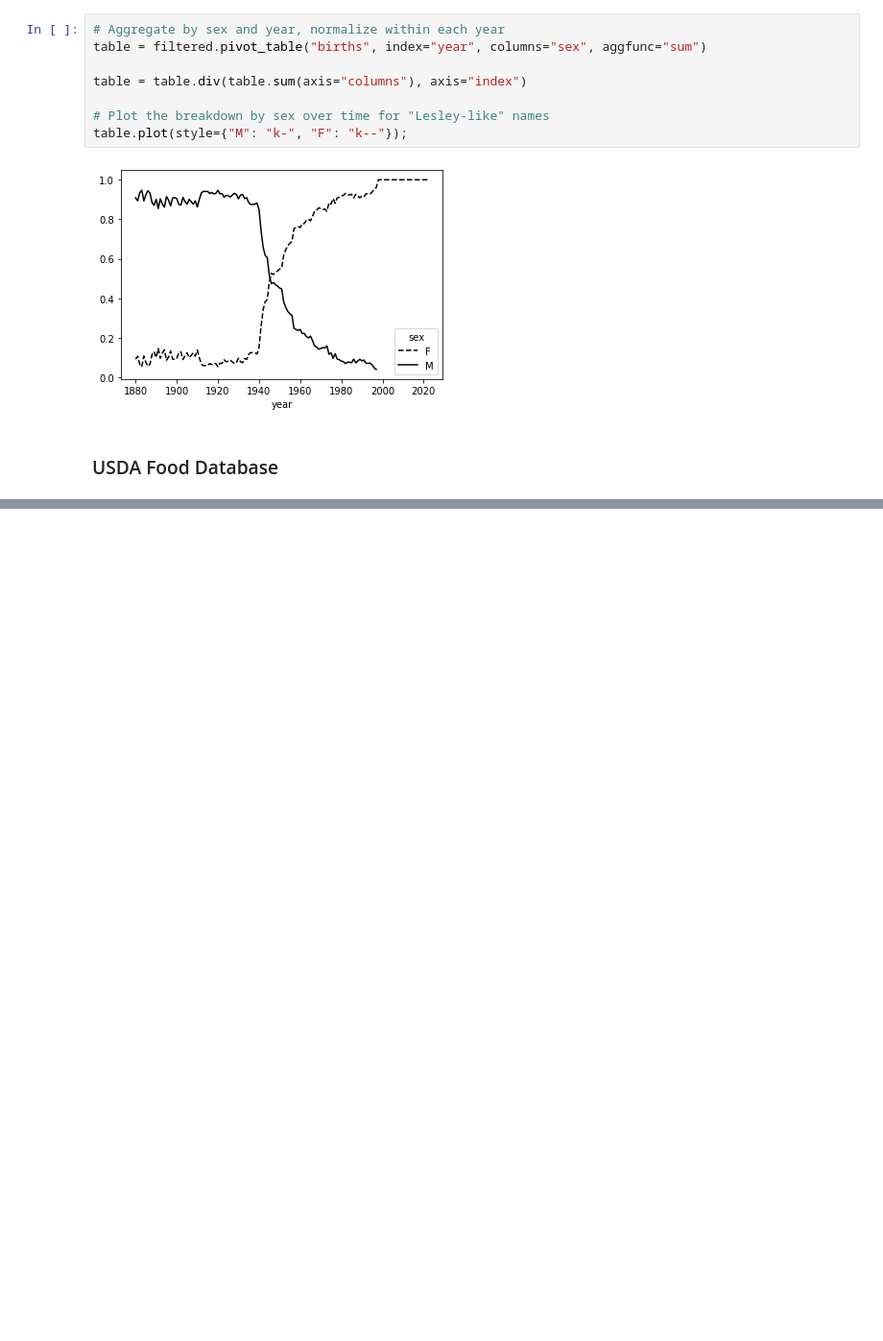
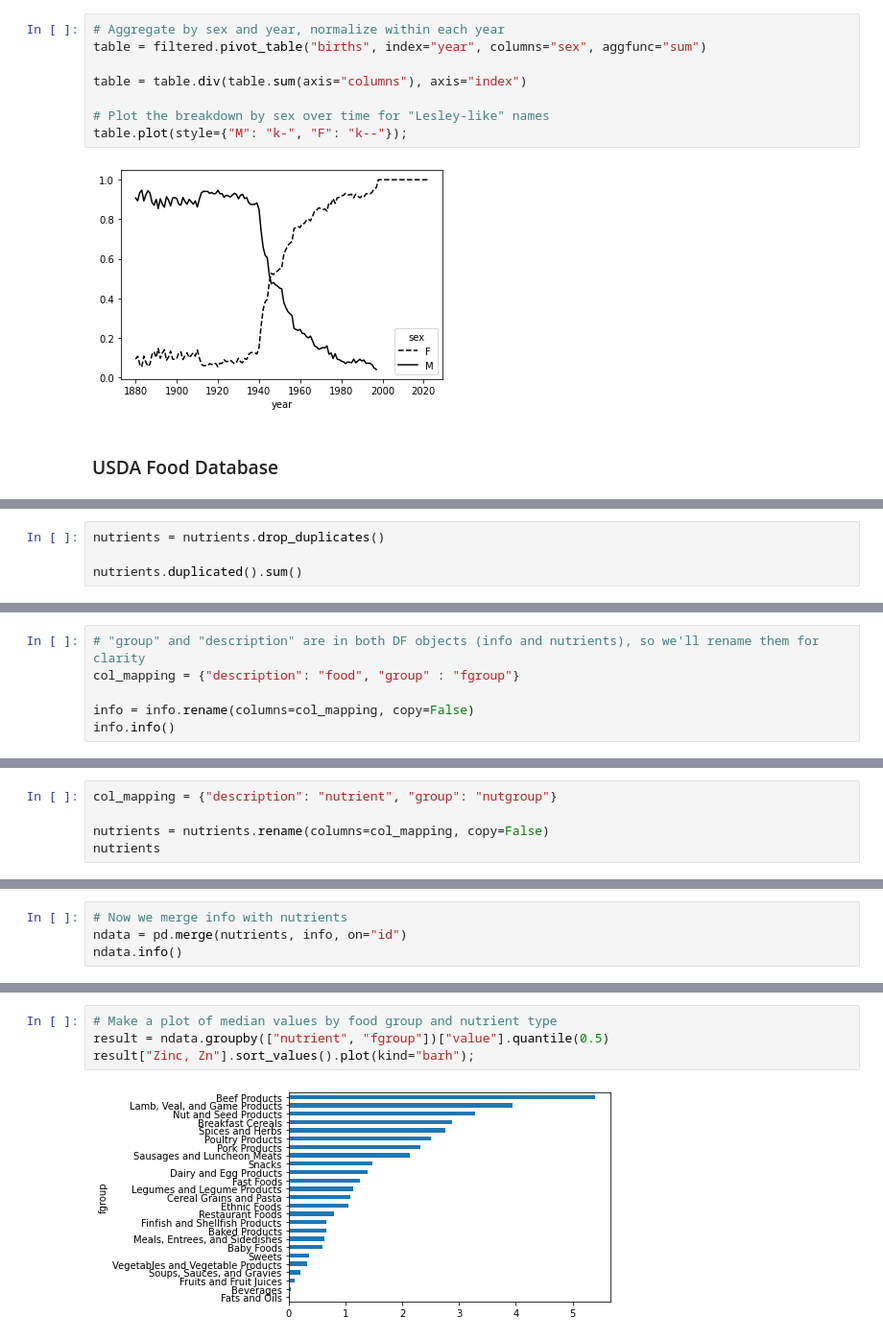
Before and after one commit to scottzig/pandas-mckinney, a Jupyter notebook: chapter_13.ipynb, the cells around one changed output, grey strips where cells are left out. Shown at 96% size. Drawn from its saved outputs; the diff is of its cells as text; blank space fills up the shorter version.

```diff
--- a/chapter_13.ipynb
+++ b/chapter_13.ipynb
@@ -1043,0 +1153,4 @@ table.plot(style={"M": "k-", "F": "k--"});
+# %%
+nutrients = nutrients.drop_duplicates()
+
+nutrients.duplicated().sum()
@@ -1043,0 +1159,6 @@ table.plot(style={"M": "k-", "F": "k--"});
+# %%
+# "group" and "description" are in both DF objects (info and nutrients), so we'll rename them for clarity
+col_mapping = {"description": "food", "group" : "fgroup"}
+
+info = info.rename(columns=col_mapping, copy=False)
+info.info()
@@ -1043,0 +1177,5 @@ table.plot(style={"M": "k-", "F": "k--"});
+# %%
+col_mapping = {"description": "nutrient", "group": "nutgroup"}
+
+nutrients = nutrients.rename(columns=col_mapping, copy=False)
+nutrients
@@ -1043,0 +1196,4 @@ table.plot(style={"M": "k-", "F": "k--"});
+# %%
+# Now we merge info with nutrients
+ndata = pd.merge(nutrients, info, on="id")
+ndata.info()
@@ -1043,0 +1228,6 @@ table.plot(style={"M": "k-", "F": "k--"});
+# %%
+# Make a plot of median values by food group and nutrient type
+result = ndata.groupby(["nutrient", "fgroup"])["value"].quantile(0.5)
+result["Zinc, Zn"].sort_values().plot(kind="barh");
+# %% [output]
+[figure, added]
```
Also changed, not shown: parts of 42 cells of this notebook.
